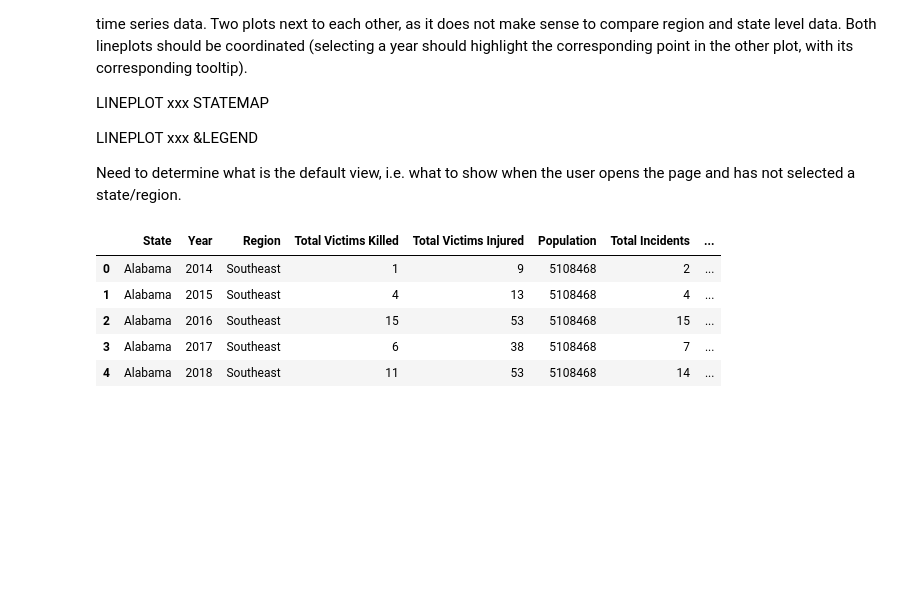
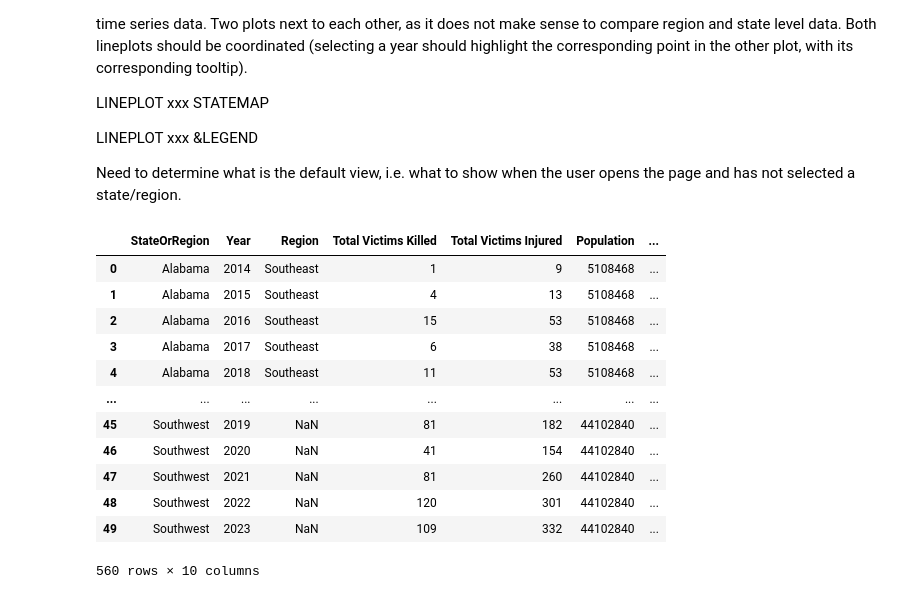
Before and after one commit to JoelSoleCasale/VI2_GunViolence, a Jupyter notebook: Q1.ipynb, the cells around one changed output. Saved outputs shown, nothing was run; the diff lists cells and outputs as text; code cells hidden in the pictures; blank space fills up the shorter version.

```diff
--- a/Q1.ipynb
+++ b/Q1.ipynb
@@ -32,54 +30,94 @@ data_shootings.loc[:,'count'] = 1  # Add a count column for aggregation
 
 
 # group by state and month
-shootings_df = data_shootings.groupby(['State', 'Year']).agg({
+state_df = data_shootings.groupby(['State', 'Year']).agg({
     'region': 'first',
     'Victims Killed': 'sum',
     'Victims Injured': 'sum',
     'Population_per_state_2023': 'first',
     'count': 'sum',
     'FIPS': 'first'
 }).rename(columns={
     'region': 'Region',
     'Victims Killed': 'Total Victims Killed',
     'Victims Injured': 'Total Victims Injured',
     'Population_per_state_2023': 'Population',
     'count': 'Total Incidents'
 }).reset_index()
 
+# fill empty years with 0
+all_years = state_df['Year'].unique()
+all_states = state_df['State'].unique()
 
-region_df = shootings_df.groupby(['Region', 'Year']).agg({
-    'Total Victims Killed': 'sum',
-    'Total Victims Injured': 'sum',
-    'Population': 'sum',
-    'Total Incidents': 'sum'
-}).reset_index()
+for state in all_states:
+    pop = state_df[state_df['State'] == state]['Population'].values[0]
+    region = state_df[state_df['State'] == state]['Region'].values[0]
+    fips = state_df[state_df['State'] == state]['FIPS'].values[0]
+    current_years = state_df[state_df['State'] == state]['Year'].values
+    for year in all_years:
+        if year not in current_years:
+            state_df = pd.concat([state_df, pd.DataFrame([{
+                'State': state,
+                'Year': year,
+                'Region': region,
+                'Total Victims Killed': 0,
+                'Total Victims Injured': 0,
+                'Population': pop,
+                'Total Incidents': 0,
+                'FIPS': fips
+            }])], ignore_index=True)
 
-
-state_df = shootings_df.groupby(['State']).agg({
+# dataset used for the choropleth map
+state_statistics_df = state_df.groupby(['State']).agg({
     'Region': 'first',
     'Total Victims Killed': 'sum',
     'Total Victims Injured': 'sum',
     'Population': 'first',
     'Total Incidents': 'sum',
     'FIPS': 'first'
 }).reset_index()
 
 
-state_df['StateFIPS'] = state_df['FIPS'].astype(str).str[:-3].astype(int)
+region_df = state_df.groupby(['Region', 'Year']).agg({
+    'Total Victims Killed': 'sum',
+    'Total Victims Injured': 'sum',
+    'Population': 'sum',
+    'Total Incidents': 'sum'
+}).reset_index()
 
-shootings_df['Count per 100k'] = shootings_df['Total Incidents'] / shootings_df['Population'] * 100000
-region_df['Count per 100k'] = region_df['Total Incidents'] / region_df['Population'] * 100000
+state_df["Type"] = "State"
+region_df["Type"] = "Region"
+
+state_df.rename(columns={"State": "StateOrRegion"}, inplace=True)
+region_df.rename(columns={"Region": "StateOrRegion"}, inplace=True)
 
 
-shootings_df.head()
+state_region_df = pd.concat([state_df, region_df])
+
+state_region_df['Count per 100k'] = state_region_df['Total Incidents'] / state_region_df['Population'] * 100_000
+
+
+state_statistics_df['StateFIPS'] = state_statistics_df['FIPS'].astype(str).str[:-3].astype(int)
+
+state_statistics_df['Count per 100k'] = state_statistics_df['Total Incidents'] / state_statistics_df['Population'] * 100_000
+
+
+# TODO: drop useless columns
+state_region_df
 # %% [output]
-|  | State | Year | Region | Total Victims Killed | Total Victims Injured | Population | Total Incidents | ... |
-| 0 | Alabama | 2014 | Southeast | 1 | 9 | 5108468 | 2 | ... |
-| 1 | Alabama | 2015 | Southeast | 4 | 13 | 5108468 | 4 | ... |
-| 2 | Alabama | 2016 | Southeast | 15 | 53 | 5108468 | 15 | ... |
-| 3 | Alabama | 2017 | Southeast | 6 | 38 | 5108468 | 7 | ... |
-| 4 | Alabama | 2018 | Southeast | 11 | 53 | 5108468 | 14 | ... |
+|  | StateOrRegion | Year | Region | Total Victims Killed | Total Victims Injured | Population | ... |
+| 0 | Alabama | 2014 | Southeast | 1 | 9 | 5108468 | ... |
+| 1 | Alabama | 2015 | Southeast | 4 | 13 | 5108468 | ... |
+| 2 | Alabama | 2016 | Southeast | 15 | 53 | 5108468 | ... |
+| 3 | Alabama | 2017 | Southeast | 6 | 38 | 5108468 | ... |
+| 4 | Alabama | 2018 | Southeast | 11 | 53 | 5108468 | ... |
+| ... | ... | ... | ... | ... | ... | ... | ... |
+| 45 | Southwest | 2019 | NaN | 81 | 182 | 44102840 | ... |
+| 46 | Southwest | 2020 | NaN | 41 | 154 | 44102840 | ... |
+| 47 | Southwest | 2021 | NaN | 81 | 260 | 44102840 | ... |
+| 48 | Southwest | 2022 | NaN | 120 | 301 | 44102840 | ... |
+| 49 | Southwest | 2023 | NaN | 109 | 332 | 44102840 | ... |
+560 rows × 10 columns
 # %%
 from vega_datasets import data as vega_data
 
```
Also changed, not shown: parts of 2 cells of this notebook.
